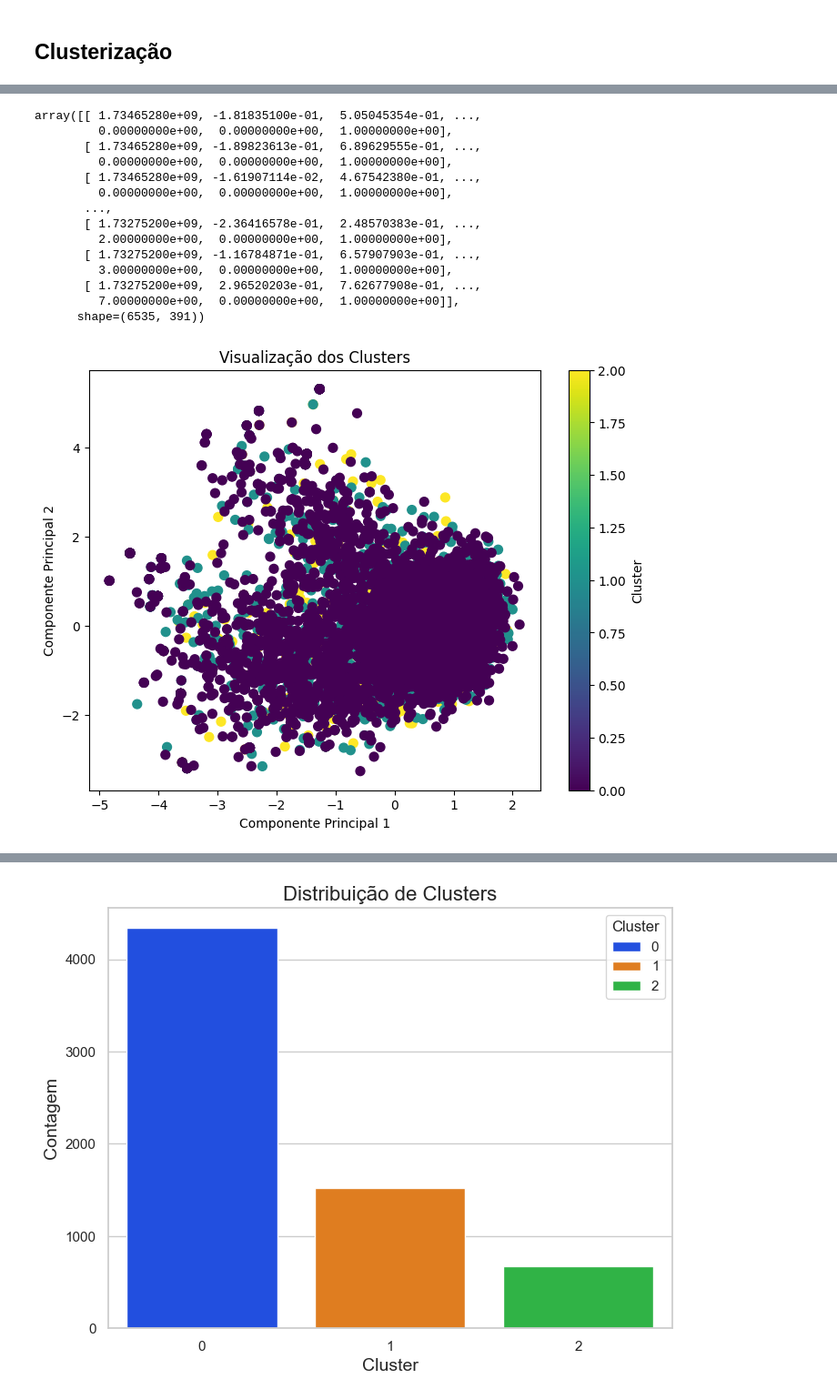
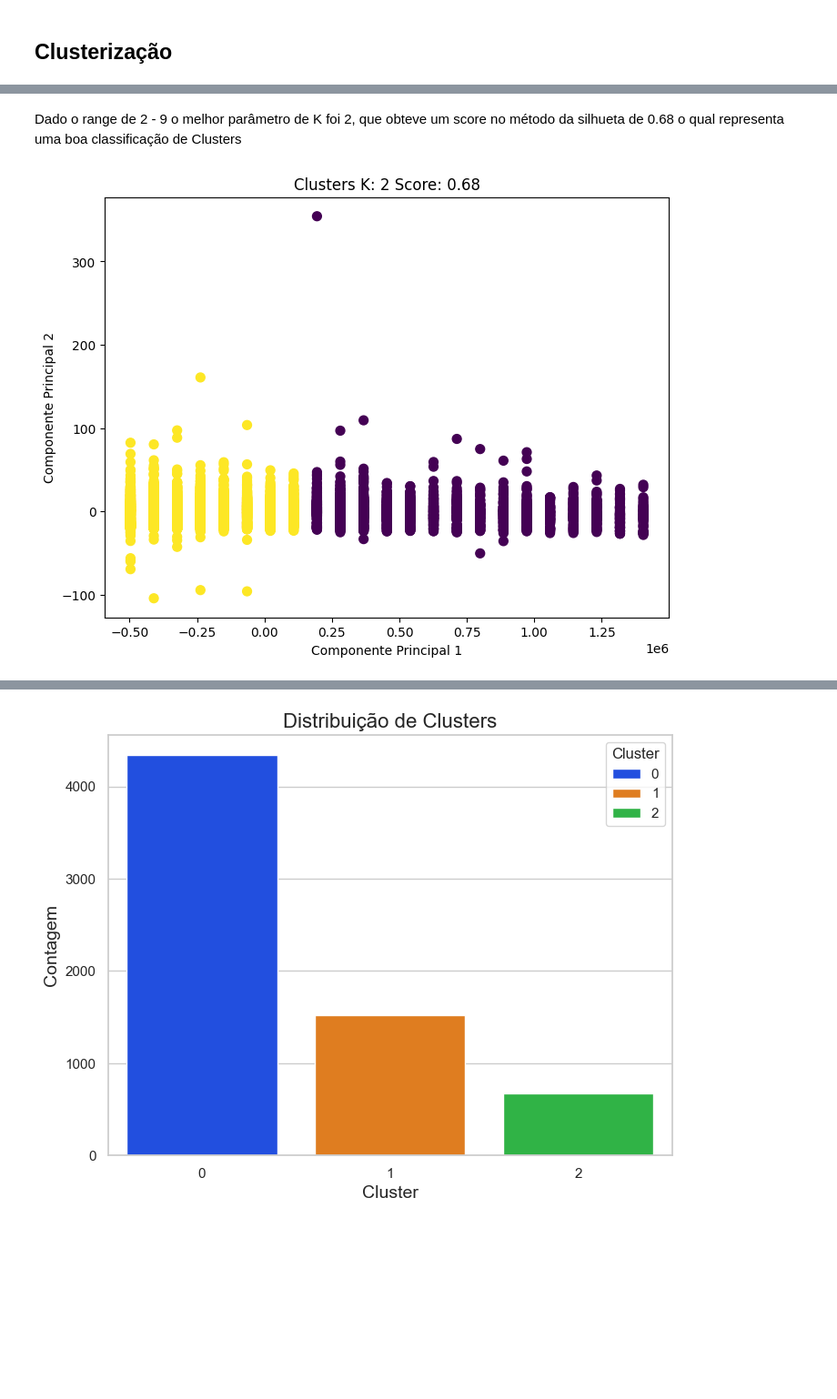
Before and after one commit to Jojojmo/review-steam-analysis, a Jupyter notebook: notebook/descriptive.ipynb, the cells around one changed output, grey strips where cells are left out. Shown: that part at 91% size. Cells and saved outputs as stored; diff of their text form; code cells hidden in the pictures; blank space fills up the shorter version.

```diff
--- a/notebook/descriptive.ipynb
+++ b/notebook/descriptive.ipynb
@@ -384,0 +454,2 @@ array([[ 1.73465280e+09, -1.81835100e-01,  5.05045354e-01, ...,
+# %%
+X = preprocessor.fit_transform(df)
@@ -385,5 +498,5 @@ array([[ 1.73465280e+09, -1.81835100e-01,  5.05045354e-01, ...,
 # %%
-kmeans = make_pipeline(preprocessor, KMeans(n_clusters=6, random_state=42))
+kmeans = make_pipeline(preprocessor, KMeans(n_clusters=5, random_state=42))
 kmeans.fit(df)
 
 # Obter os rótulos dos clusters
@@ -391,5 +504,3 @@ labels = kmeans.named_steps['kmeans'].labels_
 
 # Adicionar os rótulos ao DataFrame original
 df['Cluster'] = labels
-# %%
-data_silhouette = preprocessor.fit_transform(df)
@@ -478,22 +587,0 @@ best_silhouette_scores(silhouette_scores)
-# %%
-kmeans = make_pipeline(preprocessor, KMeans(n_clusters=2, random_state=42))
-kmeans.fit(df)
-
-# Obter os rótulos dos clusters
-labels = kmeans.named_steps['kmeans'].labels_
-
-# Adicionar os rótulos ao DataFrame original
-df['Cluster'] = labels
-
-
-# 5. Visualização (usando PCA para reduzir para 2 dimensões)
-pca = PCA(n_components=2, random_state=42)
-X_reduced = pca.fit_transform(data_silhouette)#.toarray())
-
-plt.figure(figsize=(8, 6))
-plt.scatter(X_reduced[:, 0], X_reduced[:, 1], c=df["Cluster"], cmap='viridis', s=50)
-plt.title("Visualização dos Clusters")
-plt.xlabel("Componente Principal 1")
-plt.ylabel("Componente Principal 2")
-plt.colorbar(label='Cluster')
-plt.show()
@@ -502,41 +588,18 @@ plt.show()
-# %%
-data_silhouette
-# %% [output]
-array([[ 1.73465280e+09, -1.81835100e-01,  5.05045354e-01, ...,
-         0.00000000e+00,  0.00000000e+00,  1.00000000e+00],
-       [ 1.73465280e+09, -1.89823613e-01,  6.89629555e-01, ...,
-         0.00000000e+00,  0.00000000e+00,  1.00000000e+00],
-       [ 1.73465280e+09, -1.61907114e-02,  4.67542380e-01, ...,
-         0.00000000e+00,  0.00000000e+00,  1.00000000e+00],
-       ...,
-       [ 1.73275200e+09, -2.36416578e-01,  2.48570383e-01, ...,
-         2.00000000e+00,  0.00000000e+00,  1.00000000e+00],
-       [ 1.73275200e+09, -1.16784871e-01,  6.57907903e-01, ...,
-         3.00000000e+00,  0.00000000e+00,  1.00000000e+00],
-       [ 1.73275200e+09,  2.96520203e-01,  7.62677908e-01, ...,
-         7.00000000e+00,  0.00000000e+00,  1.00000000e+00]],
-      shape=(6535, 391))
+# %% [markdown]
+Dado o range de 2 - 9 o melhor parâmetro de K foi 2, que obteve um score no método da silhueta de 0.68 o qual representa uma boa classificação de Clusters
 # %%
-kmeans = make_pipeline(preprocessor, KMeans(n_clusters=3, random_state=42))
+k = 2
+
+kmeans = make_pipeline(preprocessor, KMeans(n_clusters=k, random_state=42))
 kmeans.fit(df)
 
 # Obter os rótulos dos clusters
 labels = kmeans.named_steps['kmeans'].labels_
 
 # Adicionar os rótulos ao DataFrame original
 df['Cluster'] = labels
 
 
-# 5. Visualização (usando PCA para reduzir para 2 dimensões)
-pca = PCA(n_components=2, random_state=42)
-X_reduced = pca.fit_transform(X)#.toarray())
-
-plt.figure(figsize=(8, 6))
-plt.scatter(X_reduced[:, 0], X_reduced[:, 1], c=df["Cluster"], cmap='viridis', s=50)
-plt.title("Visualização dos Clusters")
-plt.xlabel("Componente Principal 1")
-plt.ylabel("Componente Principal 2")
-plt.colorbar(label='Cluster')
-plt.show()
+PlotPCA(X, k, labels)
 # %% [output]
-[figure, old version]
+[figure, new version]
```
Also changed, not shown: parts of 83 cells of this notebook, 3 other files.
